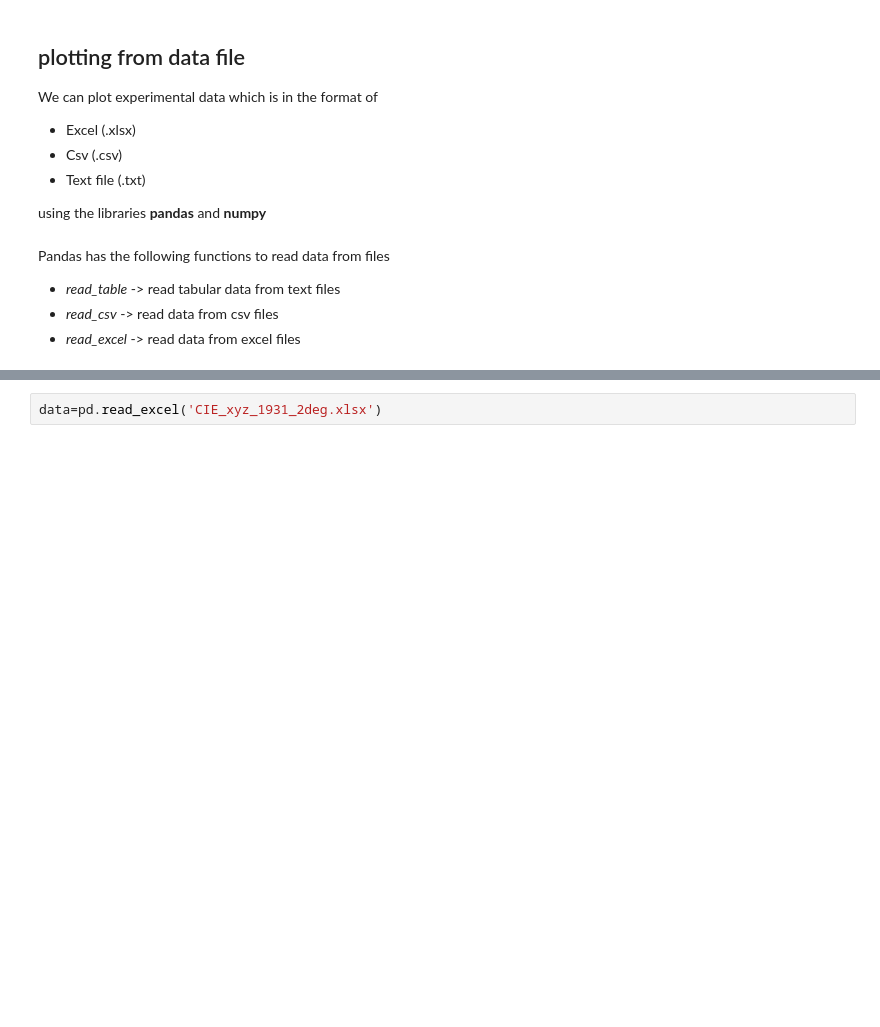
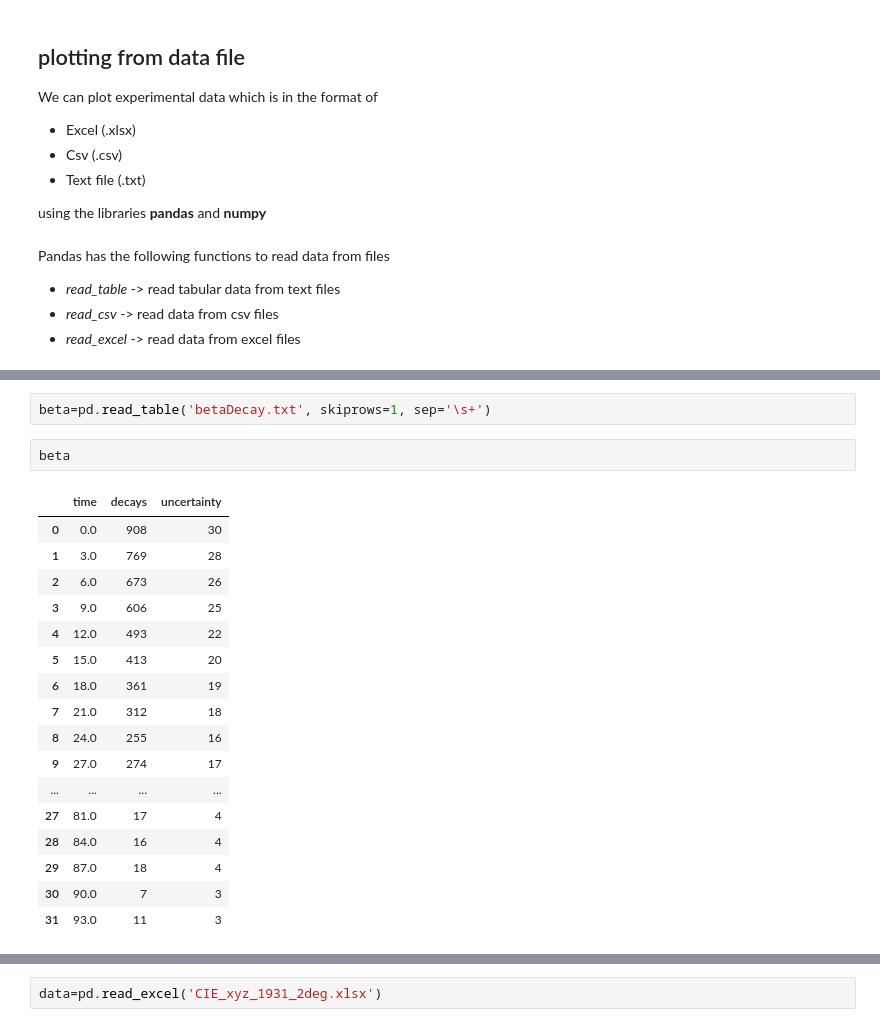
Before and after one commit to Feymankamal/python_basics, a Jupyter notebook: python_basics.ipynb, the cells around one changed output, grey strips where cells are left out. Drawn from its saved outputs; the diff is of its cells as text; blank space fills up the shorter version.

```diff
--- a/python_basics.ipynb
+++ b/python_basics.ipynb
@@ -475,0 +476,22 @@ Pandas has the following functions to read data from files
+# %%
+beta=pd.read_table('betaDecay.txt', skiprows=1, sep='\s+')
+# %%
+beta
+# %% [output]
+|  | time | decays | uncertainty |
+| 0 | 0.0 | 908 | 30 |
+| 1 | 3.0 | 769 | 28 |
+| 2 | 6.0 | 673 | 26 |
+| 3 | 9.0 | 606 | 25 |
+| 4 | 12.0 | 493 | 22 |
+| 5 | 15.0 | 413 | 20 |
+| 6 | 18.0 | 361 | 19 |
+| 7 | 21.0 | 312 | 18 |
+| 8 | 24.0 | 255 | 16 |
+| 9 | 27.0 | 274 | 17 |
+| ... | ... | ... | ... |
+| 27 | 81.0 | 17 | 4 |
+| 28 | 84.0 | 16 | 4 |
+| 29 | 87.0 | 18 | 4 |
+| 30 | 90.0 | 7 | 3 |
+| 31 | 93.0 | 11 | 3 |
```
Also changed, not shown: parts of 7 cells of this notebook.
